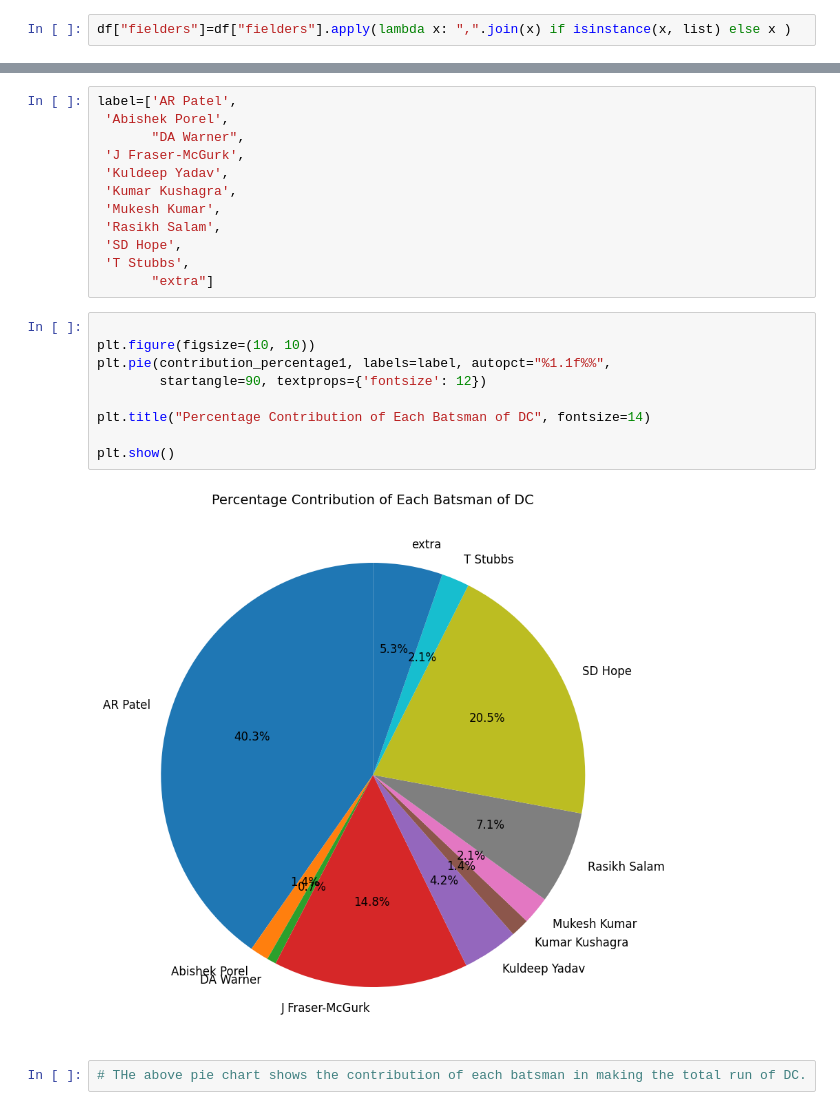
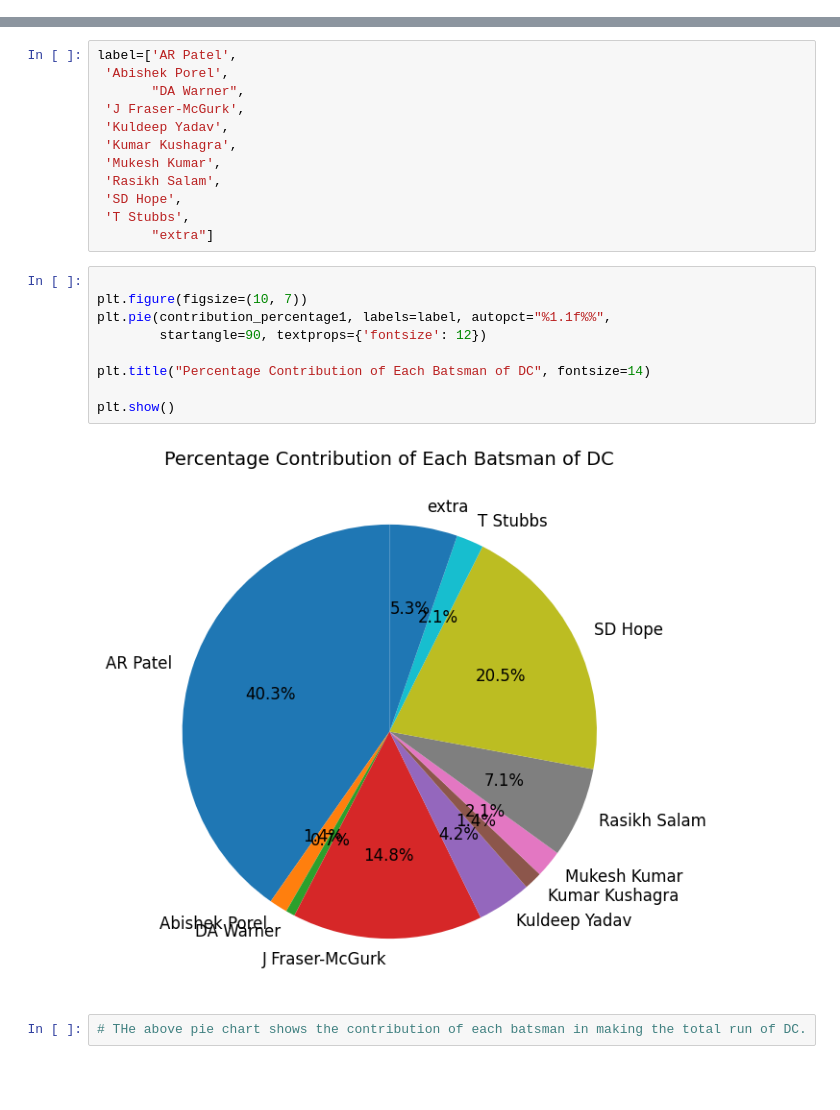
Before and after one commit to Giteshkc/RCB-vs-DC-2024-IPL-match-analysis-, a Jupyter notebook: RCB vs DC.ipynb, the cells around one changed output, grey strips where cells are left out. Drawn from its saved outputs; the diff is of its cells as text; blank space fills up the shorter version.

```diff
--- a/RCB vs DC.ipynb
+++ b/RCB vs DC.ipynb
@@ -68,5 +63,3 @@ fielders
 ['F du Plessis']                     1
 ['MK Lomror']                        1
 Name: count, dtype: int64
-# %%
-df["fielders"]=df["fielders"].apply(lambda x: ",".join(x) if isinstance(x, list) else x )
@@ -449,15 +401,15 @@ label=['AR Patel',
        "extra"]
 # %%
 
-plt.figure(figsize=(10, 10))
+plt.figure(figsize=(10, 7))
 plt.pie(contribution_percentage1, labels=label, autopct="%1.1f%%",
         startangle=90, textprops={'fontsize': 12})
 
 plt.title("Percentage Contribution of Each Batsman of DC", fontsize=14)
 
 plt.show()
 # %% [output]
-[figure, old version]
+[figure, new version]
 # %%
 # THe above pie chart shows the contribution of each batsman in making the total run of DC.
 # %%
```
Also changed, not shown: parts of 25 cells of this notebook.
